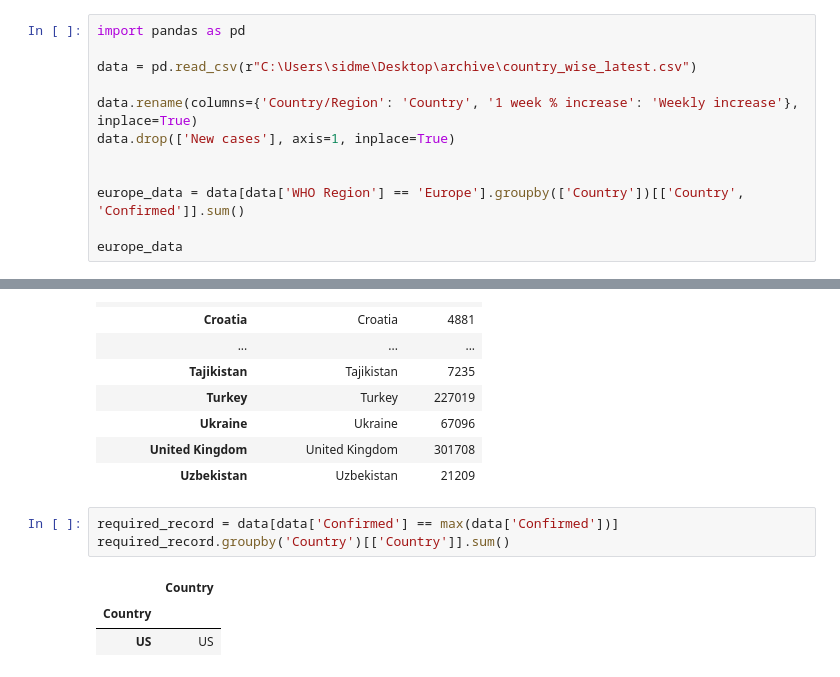
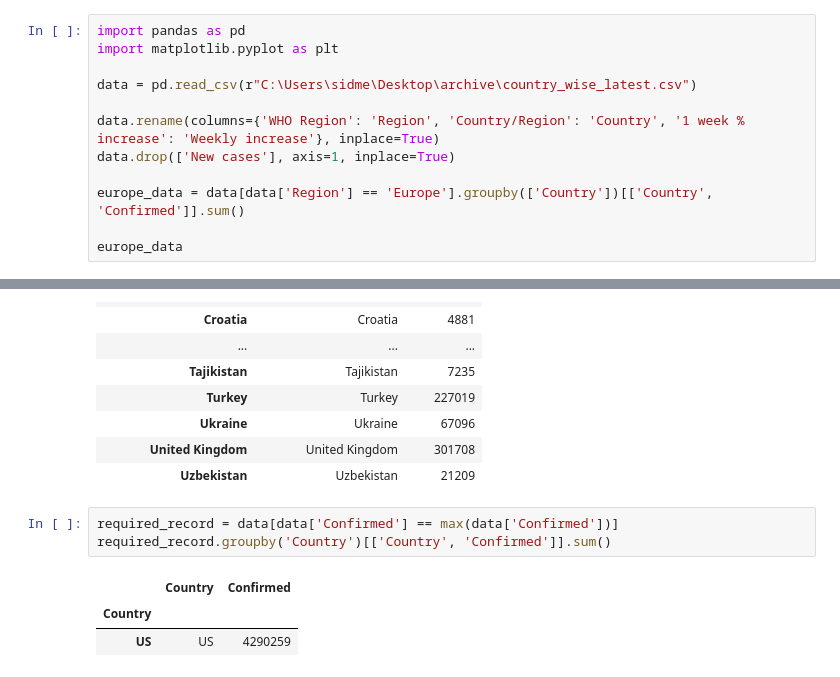
Before and after one commit to sidba2003/Covid19, a Jupyter notebook: CovidData.ipynb, the cells around one changed output, grey strips where cells are left out. Cells and saved outputs as stored; diff of their text form.

```diff
--- a/CovidData.ipynb
+++ b/CovidData.ipynb
@@ -1,13 +1,13 @@
 # %%
 import pandas as pd
+import matplotlib.pyplot as plt
 
 data = pd.read_csv(r"C:\Users\sidme\Desktop\archive\country_wise_latest.csv")
 
-data.rename(columns={'Country/Region': 'Country', '1 week % increase': 'Weekly increase'}, inplace=True)
+data.rename(columns={'WHO Region': 'Region', 'Country/Region': 'Country', '1 week % increase': 'Weekly increase'}, inplace=True)
 data.drop(['New cases'], axis=1, inplace=True)
 
-
-europe_data = data[data['WHO Region'] == 'Europe'].groupby(['Country'])[['Country', 'Confirmed']].sum()
+europe_data = data[data['Region'] == 'Europe'].groupby(['Country'])[['Country', 'Confirmed']].sum()
 
 europe_data
 # %% [output]
@@ -31,8 +31,8 @@ europe_data
 | Uzbekistan | Uzbekistan | 21209 |
 # %%
 required_record = data[data['Confirmed'] == max(data['Confirmed'])]
-required_record.groupby('Country')[['Country']].sum()
+required_record.groupby('Country')[['Country', 'Confirmed']].sum()
 # %% [output]
-|  | Country |
-| Country |  |
-| US | US |
+|  | Country | Confirmed |
+| Country |  |  |
+| US | US | 4290259 |
```
Also changed, not shown: parts of 3 cells of this notebook.
